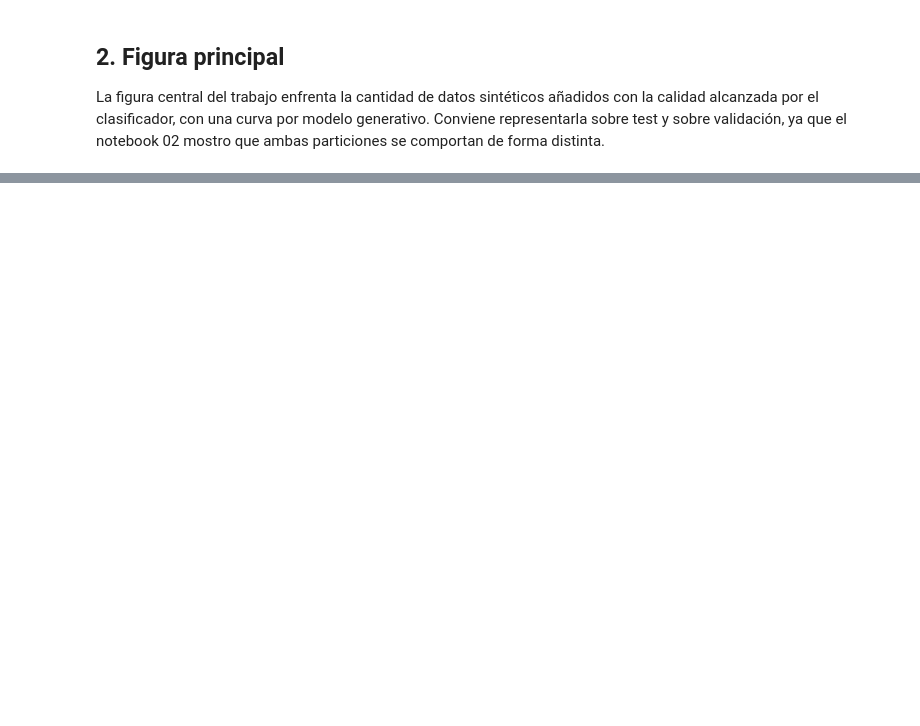
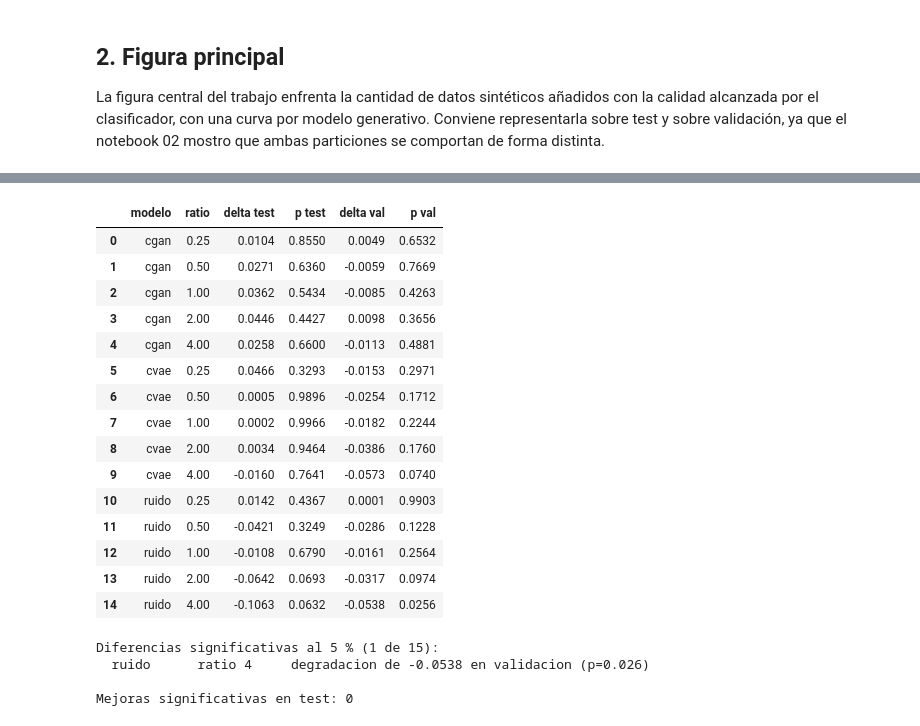
Before and after one commit to raulrodriguezlr/B5-T1, a Jupyter notebook: notebooks/07_comparativa_final.ipynb, the cells around one changed output, grey strips where cells are left out. Saved outputs shown, nothing was run; the diff lists cells and outputs as text; code cells hidden in the pictures; blank space fills up the shorter version.

```diff
--- a/notebooks/07_comparativa_final.ipynb
+++ b/notebooks/07_comparativa_final.ipynb
@@ -129,0 +127,74 @@ código genere todas las tablas reportadas.
+# %%
+from scipy import stats
+
+modelos_generativos = [m for m in resumen["modelo"].unique() if m != "baseline"]
+
+filas = []
+for nombre in modelos_generativos:
+    d = resultados[resultados["modelo"] == nombre]
+    referencia = d[d["ratio"] == 0].sort_values("semilla")
+
+    for ratio in sorted(d["ratio"].unique()):
+        if ratio == 0:
+            continue
+        g = d[d["ratio"] == ratio].sort_values("semilla")
+        _, p_test = stats.ttest_rel(g["pr_auc"].values, referencia["pr_auc"].values)
+        _, p_val = stats.ttest_rel(g["pr_auc_val"].values,
+                                   referencia["pr_auc_val"].values)
+        filas.append({
+            "modelo": nombre,
+            "ratio": ratio,
+            "delta test": g["pr_auc"].mean() - referencia["pr_auc"].mean(),
+            "p test": float(p_test),
+            "delta val": g["pr_auc_val"].mean() - referencia["pr_auc_val"].mean(),
+            "p val": float(p_val),
+        })
+
+tabla_contrastes = pd.DataFrame(filas)
+ruta_contrastes = os.path.join(config.DIR_TABLAS, "contrastes.csv")
+tabla_contrastes.to_csv(ruta_contrastes, index=False)
+
+display(tabla_contrastes.round(4))
+
+significativas = tabla_contrastes[
+    (tabla_contrastes["p test"] < 0.05) | (tabla_contrastes["p val"] < 0.05)]
+
+print()
+if len(significativas) == 0:
+    print("Ninguna diferencia alcanza significacion al 5 %.")
+else:
+    print(f"Diferencias significativas al 5 % ({len(significativas)} de "
+          f"{len(tabla_contrastes)}):")
+    for _, f in significativas.iterrows():
+        cual = "test" if f["p test"] < 0.05 else "validacion"
+        delta = f["delta test"] if f["p test"] < 0.05 else f["delta val"]
+        p = min(f["p test"], f["p val"])
+        signo = "mejora" if delta > 0 else "degradacion"
+        print(f"  {f['modelo']:10s} ratio {f['ratio']:<5g} {signo} de "
+              f"{delta:+.4f} en {cual} (p={p:.3f})")
+
+print()
+mejoras = tabla_contrastes[(tabla_contrastes["delta test"] > 0)
+                           & (tabla_contrastes["p test"] < 0.05)]
+print(f"Mejoras significativas en test: {len(mejoras)}")
+# %% [output]
+|  | modelo | ratio | delta test | p test | delta val | p val |
+| 0 | cgan | 0.25 | 0.0104 | 0.8550 | 0.0049 | 0.6532 |
+| 1 | cgan | 0.50 | 0.0271 | 0.6360 | -0.0059 | 0.7669 |
+| 2 | cgan | 1.00 | 0.0362 | 0.5434 | -0.0085 | 0.4263 |
+| 3 | cgan | 2.00 | 0.0446 | 0.4427 | 0.0098 | 0.3656 |
+| 4 | cgan | 4.00 | 0.0258 | 0.6600 | -0.0113 | 0.4881 |
+| 5 | cvae | 0.25 | 0.0466 | 0.3293 | -0.0153 | 0.2971 |
+| 6 | cvae | 0.50 | 0.0005 | 0.9896 | -0.0254 | 0.1712 |
+| 7 | cvae | 1.00 | 0.0002 | 0.9966 | -0.0182 | 0.2244 |
+| 8 | cvae | 2.00 | 0.0034 | 0.9464 | -0.0386 | 0.1760 |
+| 9 | cvae | 4.00 | -0.0160 | 0.7641 | -0.0573 | 0.0740 |
+| 10 | ruido | 0.25 | 0.0142 | 0.4367 | 0.0001 | 0.9903 |
+| 11 | ruido | 0.50 | -0.0421 | 0.3249 | -0.0286 | 0.1228 |
+| 12 | ruido | 1.00 | -0.0108 | 0.6790 | -0.0161 | 0.2564 |
+| 13 | ruido | 2.00 | -0.0642 | 0.0693 | -0.0317 | 0.0974 |
+| 14 | ruido | 4.00 | -0.1063 | 0.0632 | -0.0538 | 0.0256 |
+Diferencias significativas al 5 % (1 de 15):
+  ruido      ratio 4     degradacion de -0.0538 en validacion (p=0.026)
+
+Mejoras significativas en test: 0
```
Also changed, not shown: parts of 20 cells of this notebook, 7 other files.
